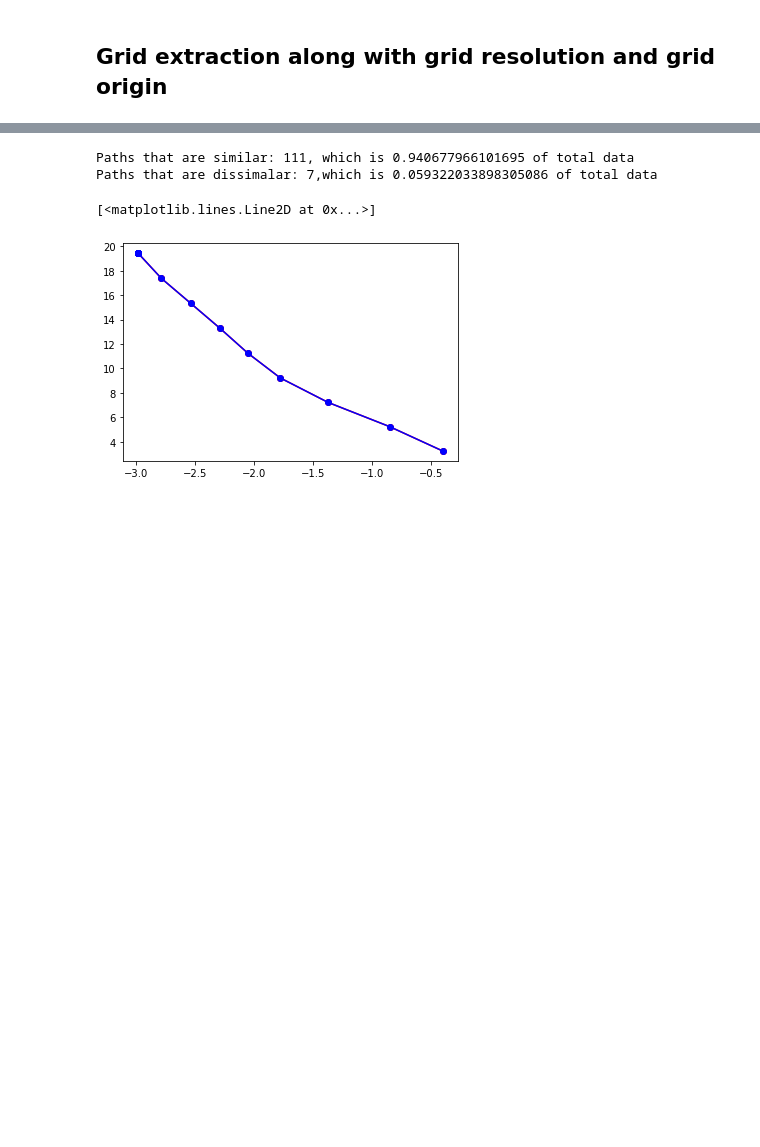
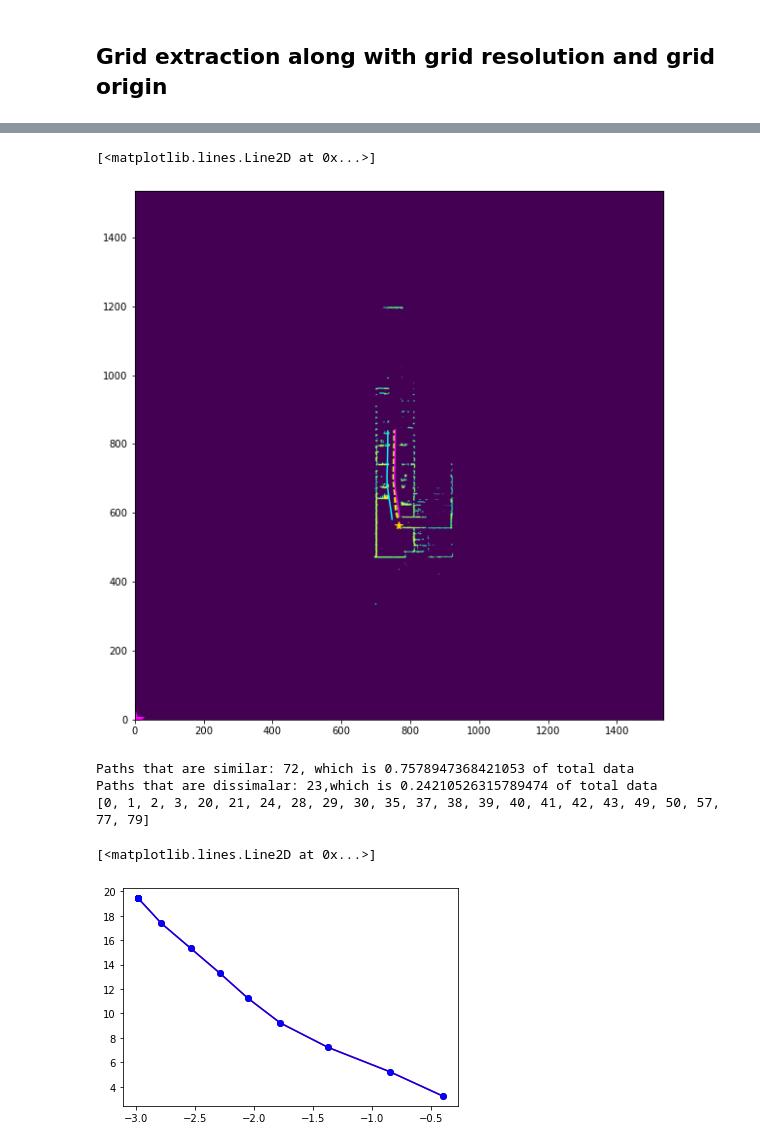
Before and after one commit to saitejamalyala/rosbag2numpy, a Jupyter notebook: example_np.ipynb, the cells around one changed output, grey strips where cells are left out. Drawn from its saved outputs; the diff is of its cells as text; code cells hidden in the pictures; blank space fills up the shorter version.

```diff
--- a/example_np.ipynb
+++ b/example_np.ipynb
@@ -402,16 +436,50 @@ Converting grid data to numpy........
+# %%
+test_idx=77
+
+plt.figure(figsize=(10,10))
+#plt.subplot(1,2,1)
+plt.imshow(np_grid_data[test_idx],origin='lower')
+plt.plot(0,0,'r*', color = 'magenta',markersize=18)
+
+grid_org_x = -114.60000456
+grid_org_y = -111.15000337
+res =   0.15000001
+
+plt.plot((np_bnd_path[test_idx,0,:,0]-grid_org_x)/res,(np_bnd_path[test_idx,0,:,1]-grid_org_y)/res, color='cyan',markersize=2)
+
+plt.plot((np_init_path[test_idx,:,0]-grid_org_x)/res,(np_init_path[test_idx,:,1]-grid_org_y)/res,'--', color='lawngreen',markersize=1)
+plt.plot((np_opt_path[test_idx,:,0]-grid_org_x)/res,(np_opt_path[test_idx,:,1]-grid_org_y)/res,'--', color='yellow',markersize=1)
+
+plt.plot((np_bnd_path[test_idx,1,:,0]-grid_org_x)/res,(np_bnd_path[test_idx,1,:,1]-grid_org_y)/res, color='magenta',markersize=2)
+
+
+plt.plot((np_odo_data[test_idx,0]-grid_org_x)/res,(np_odo_data[test_idx,1]-grid_org_y)/res,'r*', color = 'gold',markersize=8)
+
+#plt.subplot(1,2,2)
+#plt.imshow(np_img_data[test_idx],origin = 'upper')
+
+#plt.plot(np_odo_data[test_idx,0]*500,np_odo_data[test_idx,1]*500,'r*', color = 'yellow', markersize=18)
+# %% [output]
+[<matplotlib.lines.Line2D at 0x...>]
+[figure, added]
 # %%
 # Check Data Balance
 count=0
-
+list_diff=[]
 for i in range(len(np_opt_path)):
     if np.array_equiv(np_opt_path[i],np_init_path[i]):
         count +=1
+    else:
+        list_diff.append(i)
 
 print("Paths that are similar: {}, which is {} of total data".format(count,(count/len(np_init_path))))
 print("Paths that are dissimalar: {},which is {} of total data".format((len(np_init_path)-count),((len(np_init_path)-count)/len(np_init_path))))
+
+print(list_diff)
 # %% [output]
-Paths that are similar: 111, which is 0.940677966101695 of total data
-Paths that are dissimalar: 7,which is 0.059322033898305086 of total data
+Paths that are similar: 72, which is 0.7578947368421053 of total data
+Paths that are dissimalar: 23,which is 0.24210526315789474 of total data
+[0, 1, 2, 3, 20, 21, 24, 28, 29, 30, 35, 37, 38, 39, 40, 41, 42, 43, 49, 50, 57, 77, 79]
 # %%
 #save non zero padding (padding with last value) with _nzp extention in file name
 
```
Also changed, not shown: parts of 19 cells of this notebook, 2 other files.
